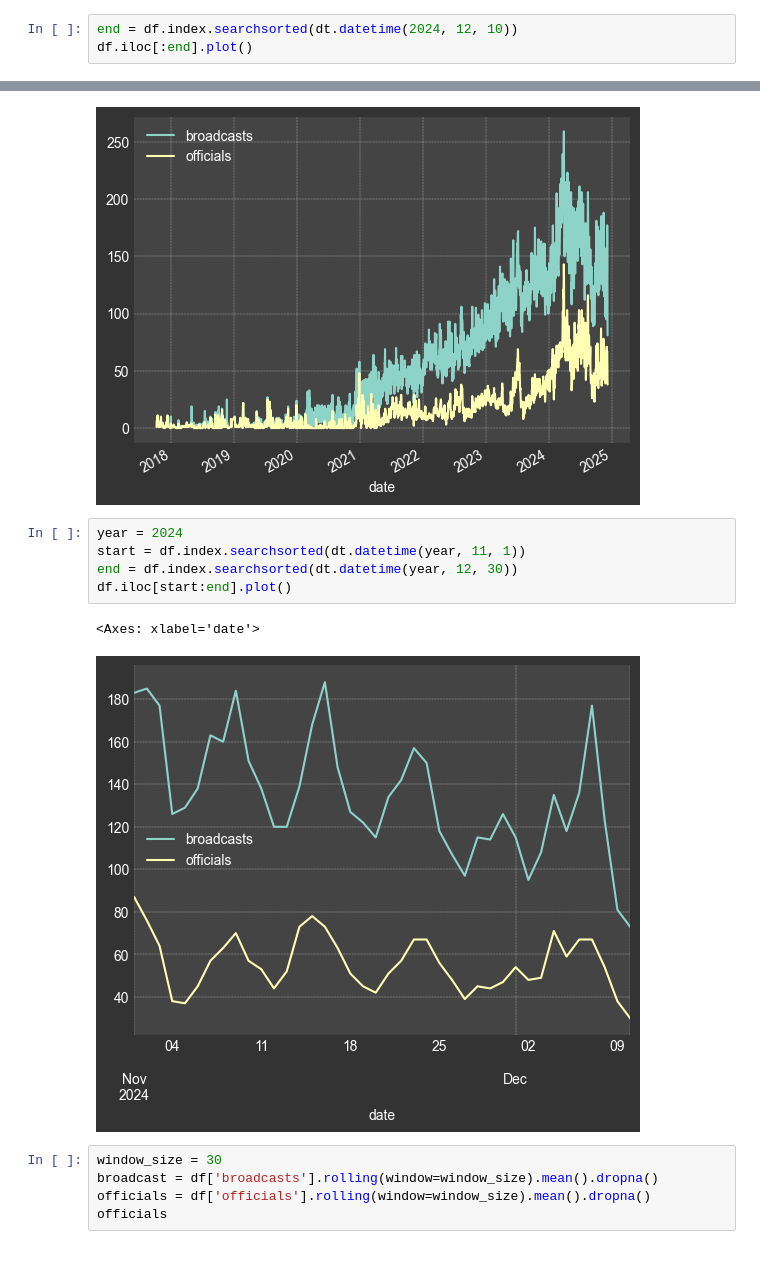
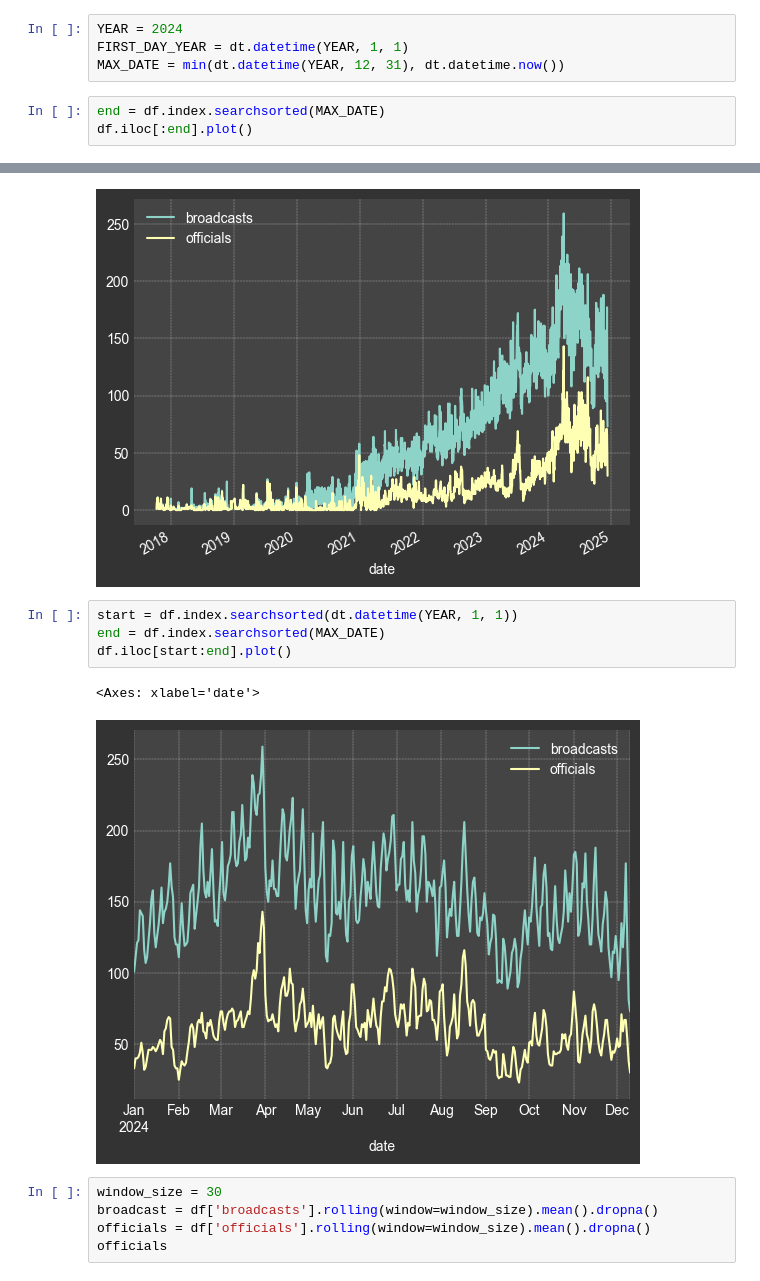
Before and after one commit to kraktus/lichess-broadcast-graph, a Jupyter notebook: graphs.ipynb, the cells around one changed output, grey strips where cells are left out. Saved outputs shown, nothing was run; the diff lists cells and outputs as text.

```diff
--- a/graphs.ipynb
+++ b/graphs.ipynb
@@ -42,20 +42,23 @@ df
 | 2024-12-09 | 81 | 38 |
 | 2024-12-10 | 73 | 30 |
 2406 rows × 2 columns
+# %%
+YEAR = 2024
+FIRST_DAY_YEAR = dt.datetime(YEAR, 1, 1)
+MAX_DATE = min(dt.datetime(YEAR, 12, 31), dt.datetime.now())
 # %%
-end = df.index.searchsorted(dt.datetime(2024, 12, 10))
+end = df.index.searchsorted(MAX_DATE)
 df.iloc[:end].plot()
 # %% [output]
 <Axes: xlabel='date'>
 [figure]
 # %%
-year = 2024
-start = df.index.searchsorted(dt.datetime(year, 11, 1))
-end = df.index.searchsorted(dt.datetime(year, 12, 30))
+start = df.index.searchsorted(dt.datetime(YEAR, 1, 1))
+end = df.index.searchsorted(MAX_DATE)
 df.iloc[start:end].plot()
 # %% [output]
 <Axes: xlabel='date'>
-[figure, old version]
+[figure, new version]
 # %%
 window_size = 30
 broadcast = df['broadcasts'].rolling(window=window_size).mean().dropna()
```
Also changed, not shown: parts of 3 cells of this notebook.
